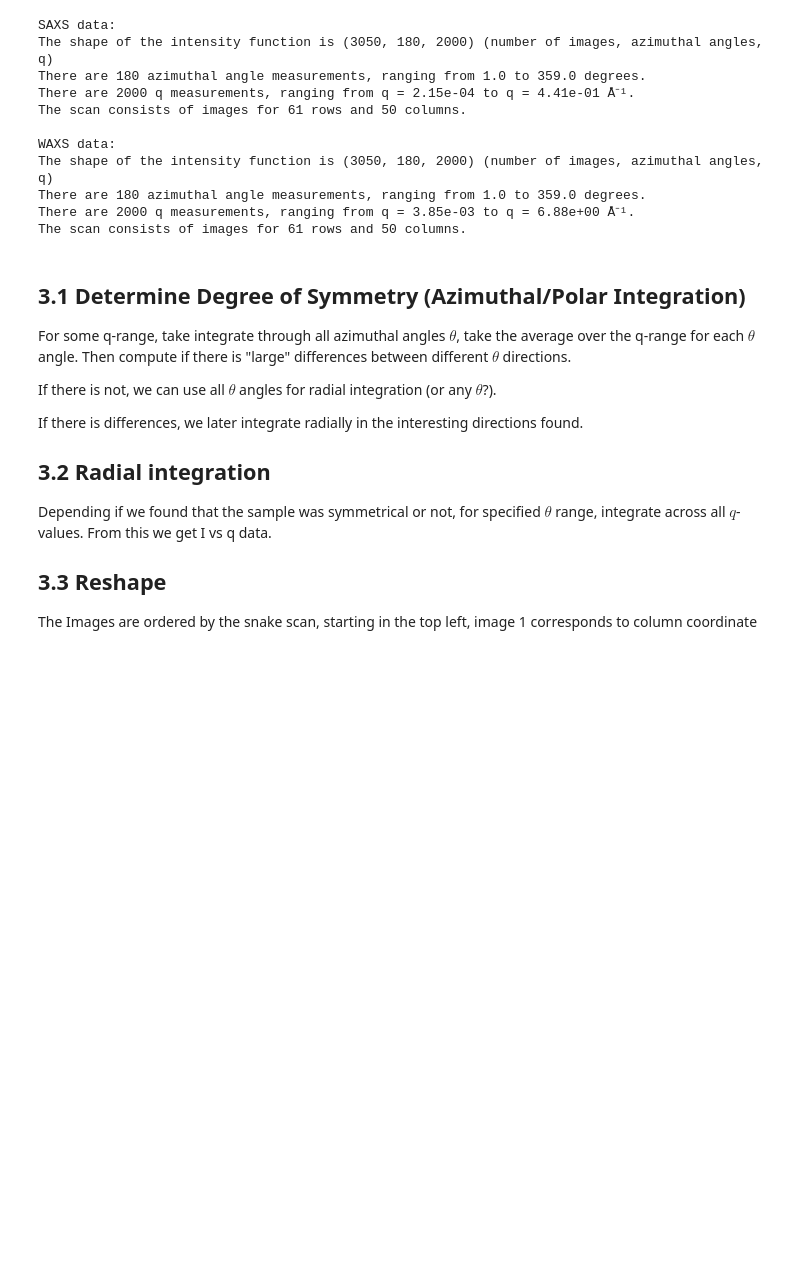
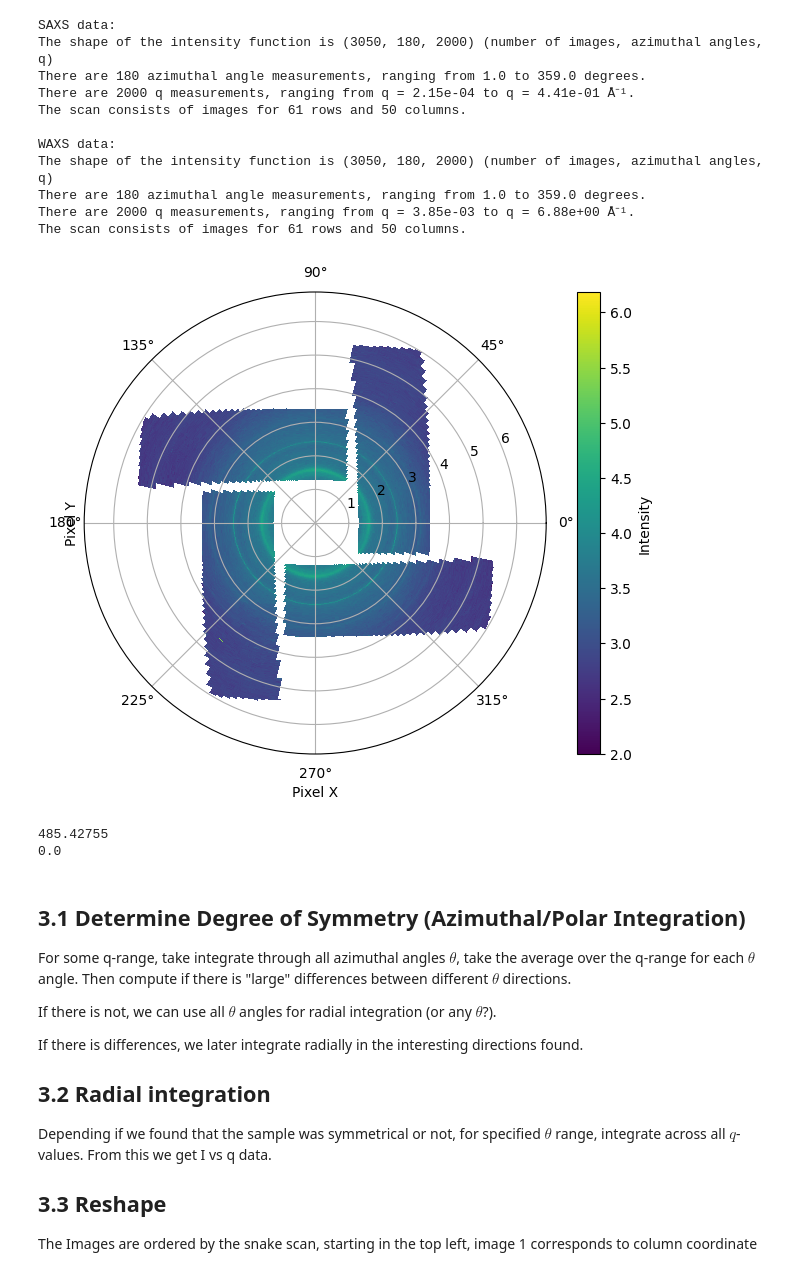
Before and after one commit to J-Holger/MVE386, a Jupyter notebook: chalmers/alfred.ipynb, the cells around one changed output. Cells and saved outputs as stored; diff of their text form; code cells hidden in the pictures; blank space fills up the shorter version.

```diff
--- a/chalmers/alfred.ipynb
+++ b/chalmers/alfred.ipynb
@@ -450,6 +450,29 @@ The shape of the intensity function is (3050, 180, 2000) (number of images, azim
 There are 180 azimuthal angle measurements, ranging from 1.0 to 359.0 degrees.
 There are 2000 q measurements, ranging from q = 3.85e-03 to q = 6.88e+00 Å⁻¹.
 The scan consists of images for 61 rows and 50 columns.
+# %%
+
+fig = plt.figure(figsize=(8,6))
+ax = fig.add_subplot(111, polar=True)
+azi_radians = np.radians(azi_WAXS)
+azi_grid, q_grid = np.meshgrid(azi_radians, q_WAXS)
+I_masked = np.ma.masked_where(I_WAXS[500,:,:] == 0, I_WAXS[500, :, :])
+
+# Create a colormap and set masked values to white
+cmap = plt.cm.viridis
+cmap.set_bad(color='white')
+im = ax.pcolormesh(azi_grid, q_grid, np.log(I_masked.T), shading='auto', cmap=cmap)
+ax.set_xlabel('Pixel X')
+ax.set_ylabel('Pixel Y')
+plt.colorbar(im, ax=ax, label='Intensity')
+plt.show()
+
+print(np.max(I_WAXS[500,:,:]))
+print(I_WAXS[500, 0, -1])
+# %% [output]
+[figure, added]
+485.42755
+0.0
 # %% [markdown]
 ## 3.1 Determine Degree of Symmetry (Azimuthal/Polar Integration)
 For some q-range, take integrate through all azimuthal angles $\theta$, take the average over the q-range for each $\theta$ angle. Then compute if there is "large" differences between different $\theta$ directions.
```
Also changed, not shown: parts of 1 cell of this notebook.
